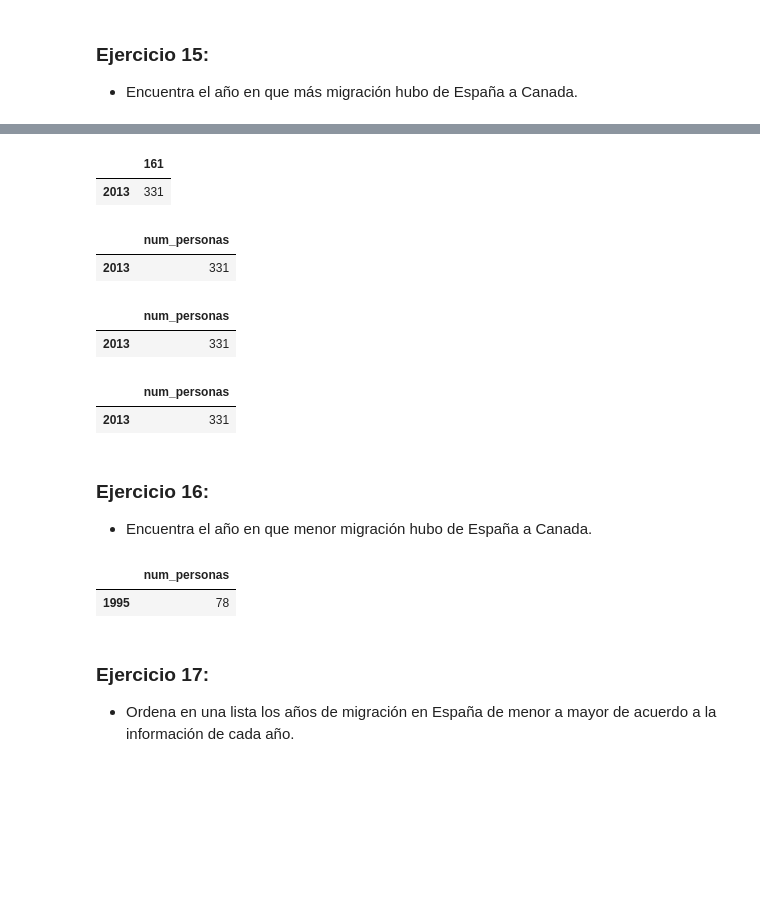
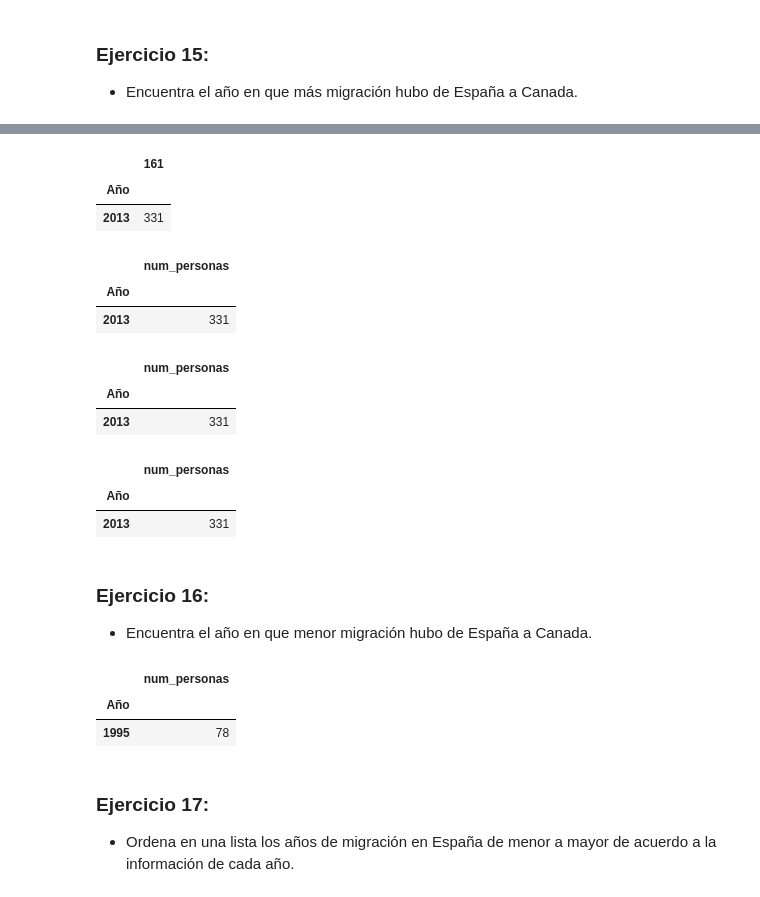
Before and after one commit to Panchi-db/Panchi_db_ejercicios_Bootcamp_Data_Science, a Jupyter notebook: Modulo 3/03.pandas_1_canada_csv.ipynb, the cells around one changed output, grey strips where cells are left out. Drawn from its saved outputs; the diff is of its cells as text; code cells hidden in the pictures; blank space fills up the shorter version.

```diff
--- a/Modulo 3/03.pandas_1_canada_csv.ipynb
+++ b/Modulo 3/03.pandas_1_canada_csv.ipynb
@@ -62,3 +129,6 @@ Index([            'Tipo',             'Pais',             'Area',
 # %% [markdown]
 ### Ejercicio 8:
 - Eliminar las columnas: _**Tipo**_, _**Area**_ y _**Region**_.
+# %%
+df = pd.read_excel('Canada.xlsx')
+df.head()
@@ -65,3 +143,3 @@ Index([            'Tipo',             'Pais',             'Area',
 # %%
 # si no hay resultado es que se ha usado inplace=True
-df.drop(['Tipo', 'Area', 'Region'], axis=1, inplace=True)
+df.drop(['Tipo','Area','Region'], axis=1)
@@ -239,30 +334,35 @@ df_spain
 # %%
-df_spain[range(1980, 2014)].T.sort_values(161).tail(1)
+df_spain[range(1980, 2014)].T.rename_axis('Año').sort_values(161).tail(1)
 # %% [output]
 |  | 161 |
+| Año |  |
 | 2013 | 331 |
 # %%
-df_spain[range(1980, 2014)].T.rename(columns={161: 'num_personas'}).sort_values('num_personas').tail(1)
+df_spain[range(1980, 2014)].T.rename_axis ('Año'). rename(columns={161: 'num_personas'}).sort_values('num_personas').tail(1)
 # %% [output]
 |  | num_personas |
+| Año |  |
 | 2013 | 331 |
 # %%
-df[df['Pais'] == 'Spain'][range(1980, 2014)].T.rename(columns={161: 'num_personas'}).sort_values('num_personas').tail(1)
+df[df['Pais'] == 'Spain'][range(1980, 2014)].T.rename_axis ('Año').rename(columns={161: 'num_personas'}).sort_values('num_personas').tail(1)
 # %% [output]
 |  | num_personas |
+| Año |  |
 | 2013 | 331 |
 # %%
-df[df['Pais'] == 'Spain'][range(1980, 2014)].T.rename(columns={161: 'num_personas'}).sort_values('num_personas', ascending=False).head(1)
+df[df['Pais'] == 'Spain'][range(1980, 2014)].T.rename_axis ('Año').rename(columns={161: 'num_personas'}).sort_values('num_personas', ascending=False).head(1)
 # %% [output]
 |  | num_personas |
+| Año |  |
 | 2013 | 331 |
 # %% [markdown]
 ### Ejercicio 16:
 - Encuentra el año en que menor migración hubo de España a Canada.
 # %%
-df[df['Pais'] == 'Spain'][range(1980, 2014)].T.rename(columns={161: 'num_personas'}).sort_values('num_personas', ascending=False).tail(1)
+df[df['Pais'] == 'Spain'][range(1980, 2014)].T.rename_axis ('Año').rename(columns={161: 'num_personas'}).sort_values('num_personas', ascending=False).tail(1)
 # %% [output]
 |  | num_personas |
+| Año |  |
 | 1995 | 78 |
 # %% [markdown]
 ### Ejercicio 17:
```
Also changed, not shown: parts of 29 cells of this notebook, 1 other file.
